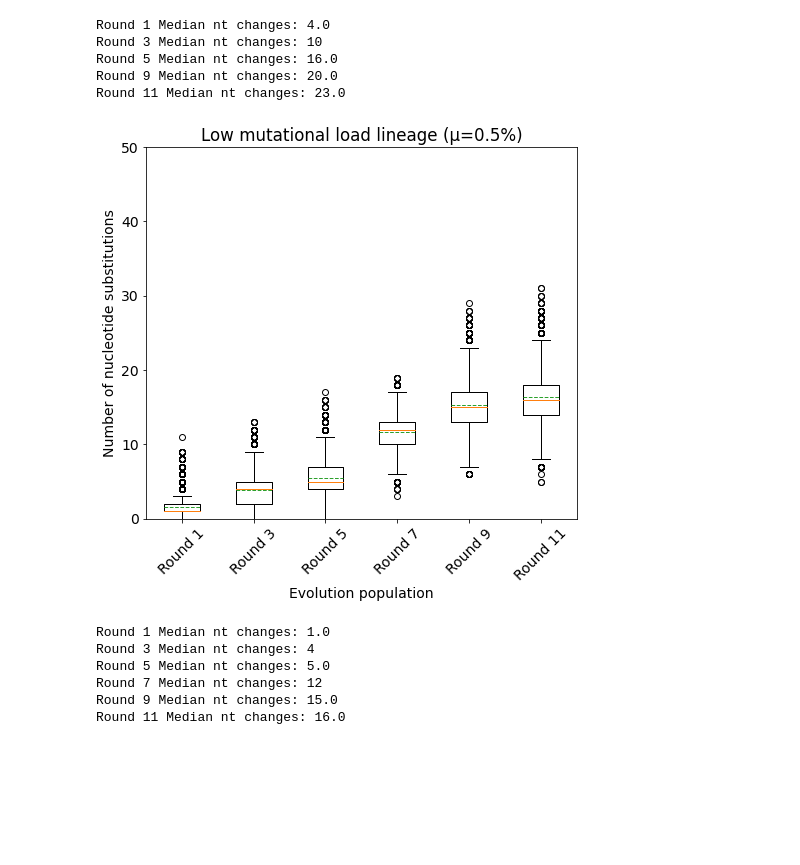
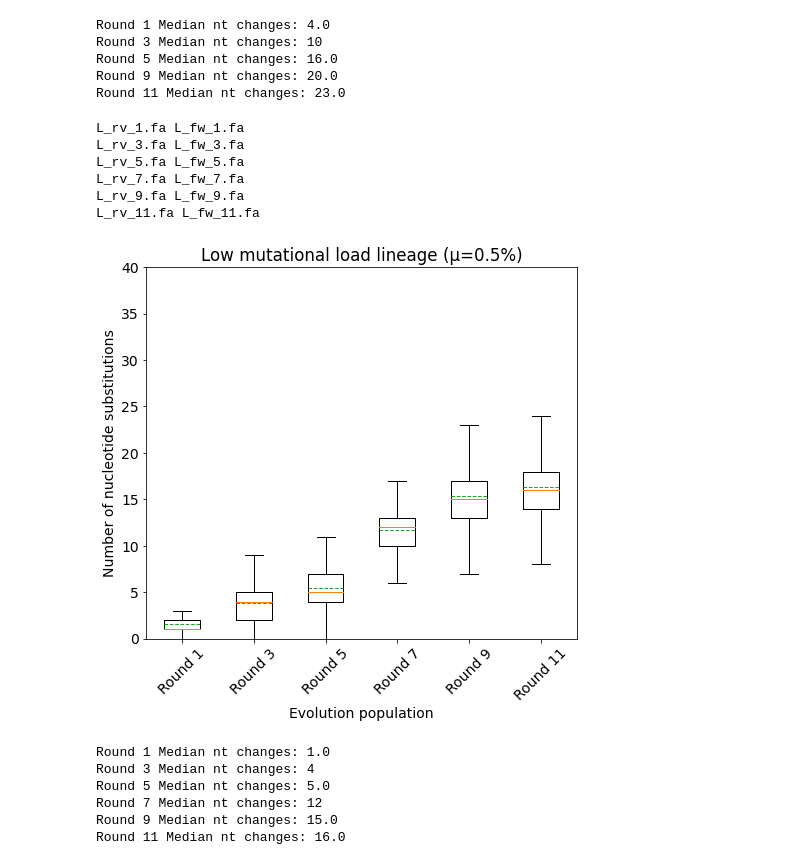
Before and after one commit to MayaPetek/InDelScanner, a Jupyter notebook: indels/TEV_composition_stats.ipynb, the cells around one changed output. Saved outputs shown, nothing was run; the diff lists cells and outputs as text; code cells hidden in the pictures; blank space fills up the shorter version.

Commit message:
bugfix on boxplots: use round_labels for the loop

```diff
--- a/indels/TEV_composition_stats.ipynb
+++ b/indels/TEV_composition_stats.ipynb
@@ -334,31 +334,15 @@ file_order_high
 # %%
 round_order = ['Round 1', 'Round 3', 'Round 5', 'Round 7', 'Round 9', 'Round 11']
 
-full_length_dna = {k : [] for k in label_order}
+full_length_dna = {k : [] for k in round_order}
 
 # let's start with high
 f_order = file_order_high
 # I can use the fact that the files are ordered in pairs for the boxplots
-for i in range(len(label_order)):
+for i in range(len(round_order)):
     round_name = round_order[i]
     fw_name = f_order[2*i]
     rv_name = f_order[2*i+1]
     for variant_fw in dna_variant_counts[fw_name]:
         for variant_rv in dna_variant_counts[rv_name]:
             full_length_dna[round_name].append(variant_fw + variant_rv)
-
-plt.rcParams["figure.figsize"] = [7,7]
-plt.rcParams["figure.autolayout"] = True
-
-fig, ax = plt.subplots()
-
-ax.boxplot(full_length_dna.values(), showmeans=True, meanline=True)
-ax.set_xticklabels(round_order)
-ax.set_ylim([0, 50])
-
-ax.tick_params(axis='x', labelrotation=45)
-ax.set_xlabel('Evolution population')
-ax.set_ylabel('Number of nucleotide substitutions')
-ax.set_title('High mutational load lineage (μ=1.5%)')
-
-plt.show()
@@ -380,36 +380,43 @@ Round 11 Median nt changes: 23.0
 # %%
 round_order = ['Round 1', 'Round 3', 'Round 5', 'Round 7', 'Round 9', 'Round 11']
 
-full_length_dna = {k : [] for k in label_order}
+full_length_dna = {k : [] for k in round_order}
 
 # let's start with high
 f_order = file_order_low
 # I can use the fact that the files are ordered in pairs for the boxplots
-for i in range(len(label_order)):
+for i in range(len(round_order)):
     round_name = round_order[i]
     fw_name = f_order[2*i]
     rv_name = f_order[2*i+1]
+    print(rv_name, fw_name)
     for variant_fw in dna_variant_counts[fw_name]:
         for variant_rv in dna_variant_counts[rv_name]:
             full_length_dna[round_name].append(variant_fw + variant_rv)
 
 plt.rcParams["figure.figsize"] = [7,7]
 plt.rcParams["figure.autolayout"] = True
 
 fig, ax = plt.subplots()
 
-ax.boxplot(full_length_dna.values(), showmeans=True, meanline=True)
+ax.boxplot(full_length_dna.values(), showmeans=True, meanline=True, showfliers=False)
 ax.set_xticklabels(round_order)
-ax.set_ylim([0, 50])
+ax.set_ylim([0, 40])
 
 ax.tick_params(axis='x', labelrotation=45)
 ax.set_xlabel('Evolution population')
 ax.set_ylabel('Number of nucleotide substitutions')
 ax.set_title('Low mutational load lineage (μ=0.5%)')
 
 plt.show()
 # %% [output]
+L_rv_1.fa L_fw_1.fa
+L_rv_3.fa L_fw_3.fa
+L_rv_5.fa L_fw_5.fa
+L_rv_7.fa L_fw_7.fa
+L_rv_9.fa L_fw_9.fa
+L_rv_11.fa L_fw_11.fa
-[figure, old version]
+[figure, new version]
 # %%
 for k, v in full_length_dna.items():
     print(k, "Median nt changes:", statistics.median(v))
```
Also changed, not shown: parts of 20 cells of this notebook.
